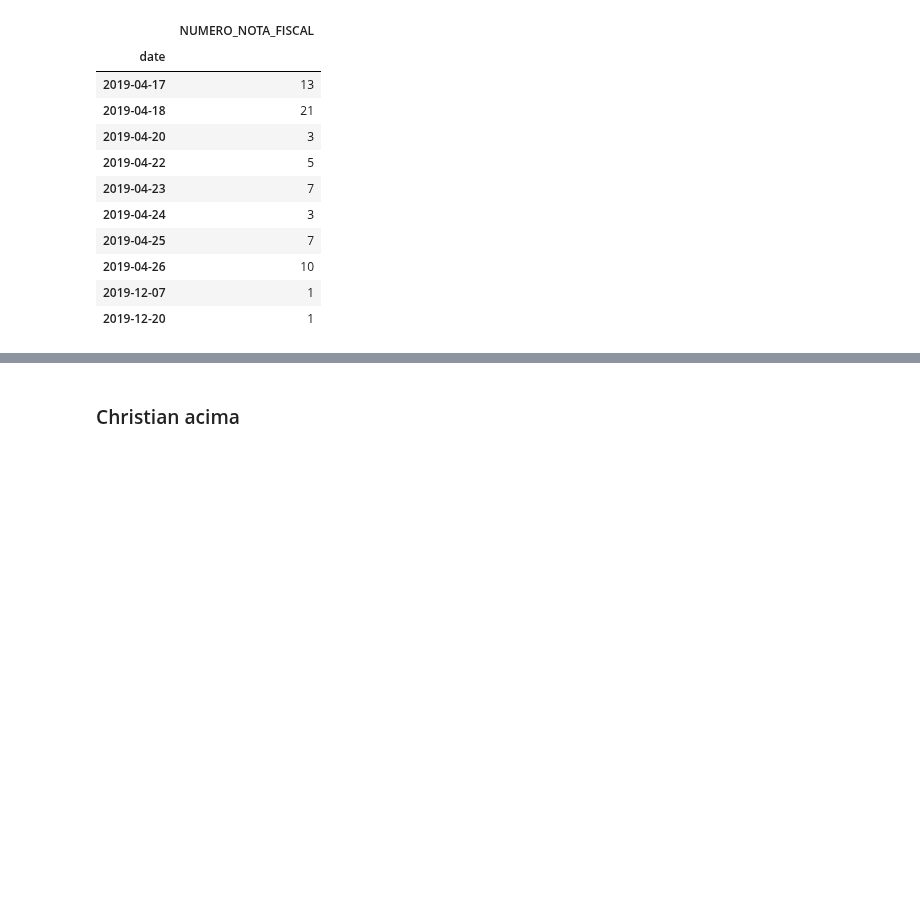
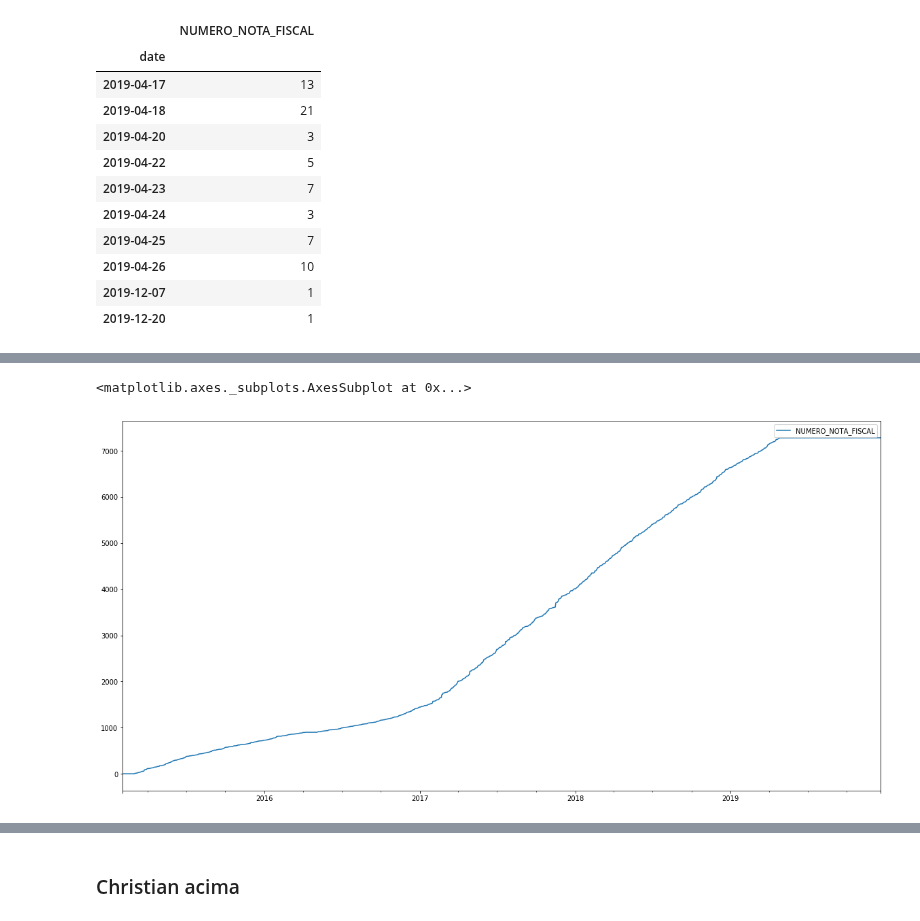
Before and after one commit to equipepontozip/sonic-the-movie, a Jupyter notebook: exploratoria/exploratoria-vendas.ipynb, the cells around one changed output, grey strips where cells are left out. Saved outputs shown, nothing was run; the diff lists cells and outputs as text; code cells hidden in the pictures; blank space fills up the shorter version.

```diff
--- a/exploratoria/exploratoria-vendas.ipynb
+++ b/exploratoria/exploratoria-vendas.ipynb
@@ -250,0 +269,5 @@ gp_modelo_date.head()
+# %%
+gp_modelo_date.cumsum().plot.line(figsize=(20,10))
+# %% [output]
+<matplotlib.axes._subplots.AxesSubplot at 0x...>
+[figure, added]
```
Also changed, not shown: parts of 9 cells of this notebook.
